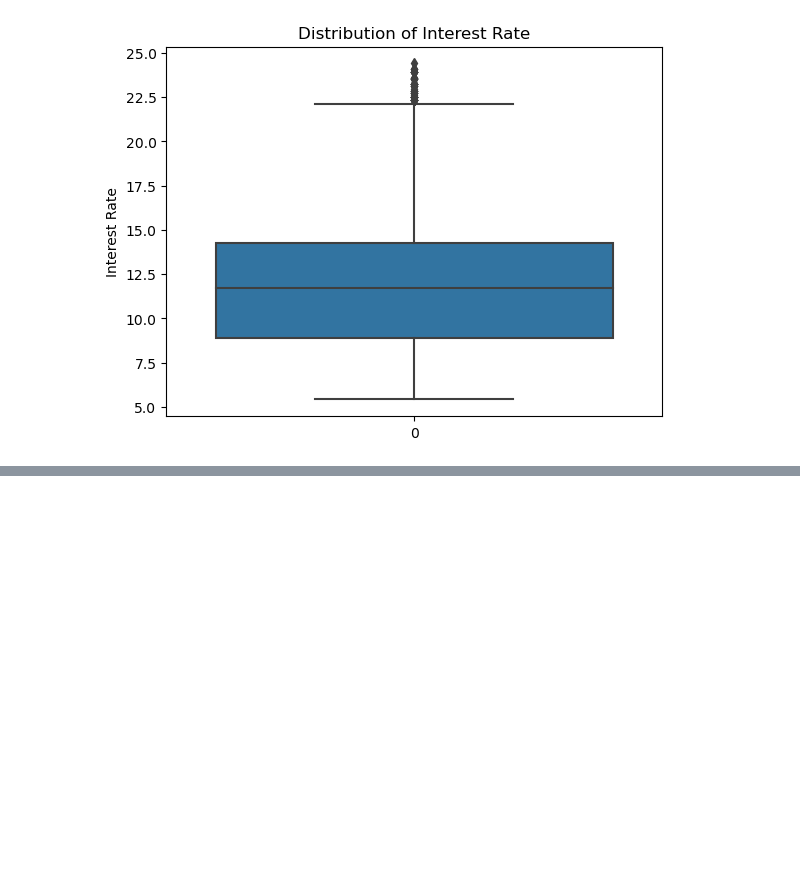
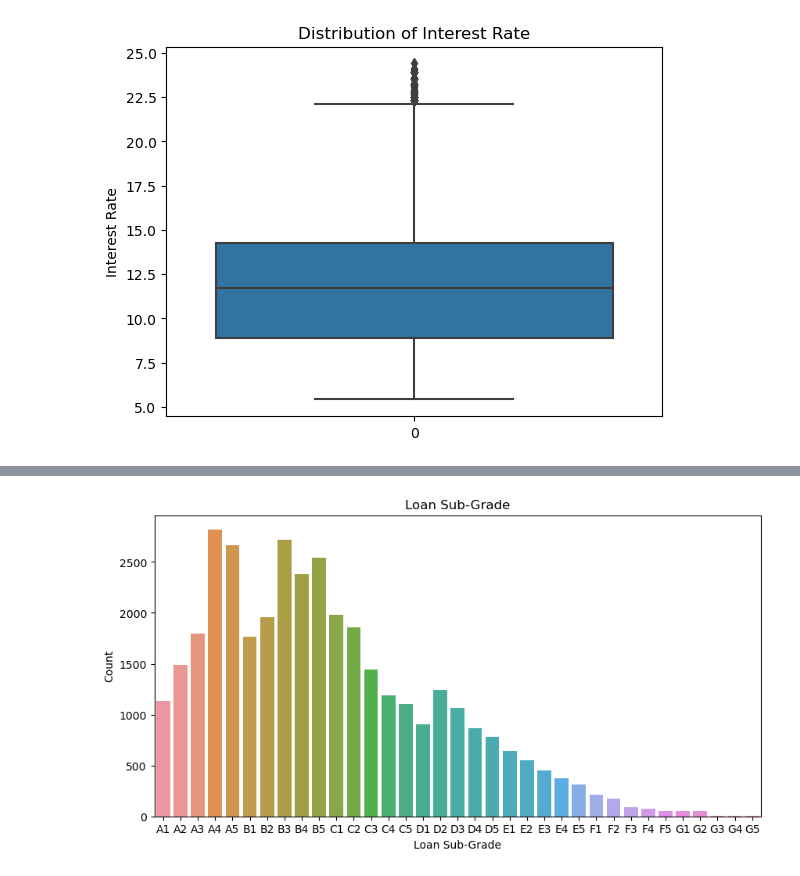
Before and after one commit to RavishankarDuMCA10/LendingClubCaseStudy, a Jupyter notebook: Lending_Club_Default_Analysis.ipynb, the cells around one changed output, grey strips where cells are left out. Cells and saved outputs as stored; diff of their text form; code cells hidden in the pictures; blank space fills up the shorter version.

```diff
--- a/Lending_Club_Default_Analysis.ipynb
+++ b/Lending_Club_Default_Analysis.ipynb
@@ -742,0 +773,10 @@ Charged Off Loans: 14.09914567121946
+# %%
+# Loan Sub-Grade
+plt.figure(figsize= [10,5])
+ls = sns.countplot(x = 'sub_grade', data = loan)
+ls.set_title('Loan Sub-Grade')
+ls.set_xlabel('Loan Sub-Grade')
+ls.set_ylabel('Count')
+plt.show()
+# %% [output]
+[figure, added]
```
Also changed, not shown: parts of 63 cells of this notebook.
